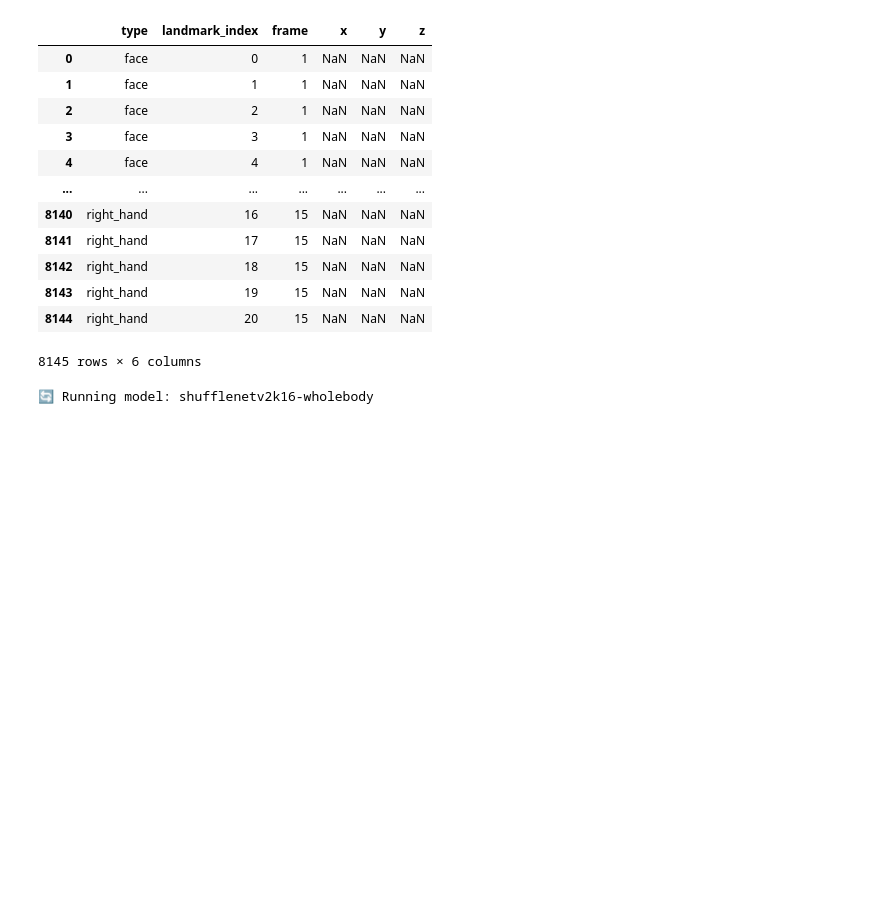
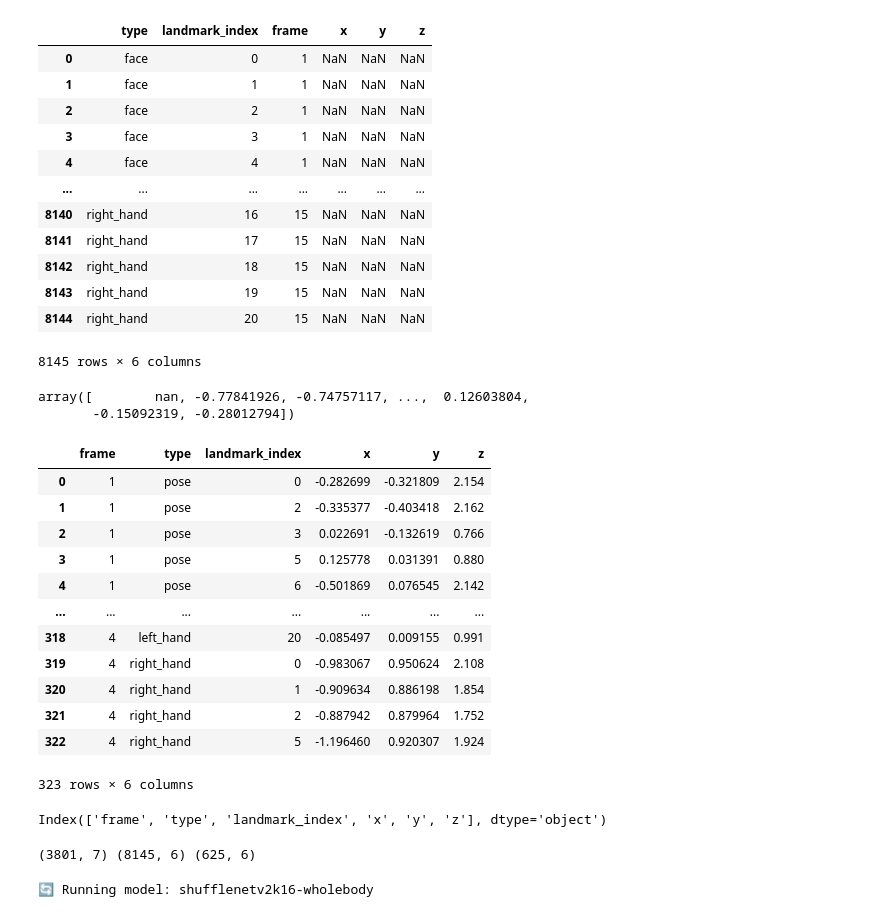
Before and after one commit to jaynopponep/librealsense_cv, a Jupyter notebook: rgb_vs_pointcloud/debug.ipynb, the cells around one changed output. Cells and saved outputs as stored; diff of their text form; code cells hidden in the pictures; blank space fills up the shorter version.

```diff
--- a/rgb_vs_pointcloud/debug.ipynb
+++ b/rgb_vs_pointcloud/debug.ipynb
@@ -48,4 +57,9 @@ df2
 | 8143 | right_hand | 19 | 15 | NaN | NaN | NaN |
 | 8144 | right_hand | 20 | 15 | NaN | NaN | NaN |
 8145 rows × 6 columns
+# %%
+df2['z'].unique()
+# %% [output]
+array([        nan, -0.77841926, -0.74757117, ...,  0.12603804,
+       -0.15092319, -0.28012794])
 # %%
@@ -53,3 +67,23 @@ px.scatter_3d(df2, x="x", y="y", z="z" , opacity=0.5, width=800, height=800).sho
 # %%
 df3= pd.read_parquet("3d_landmarks.parquet") #rgb image landmarks
+# %%
+df3
+# %% [output]
+|  | frame | type | landmark_index | x | y | z |
+| 0 | 1 | pose | 0 | -0.282699 | -0.321809 | 2.154 |
+| 1 | 1 | pose | 2 | -0.335377 | -0.403418 | 2.162 |
+| 2 | 1 | pose | 3 | 0.022691 | -0.132619 | 0.766 |
+| 3 | 1 | pose | 5 | 0.125778 | 0.031391 | 0.880 |
+| 4 | 1 | pose | 6 | -0.501869 | 0.076545 | 2.142 |
+| ... | ... | ... | ... | ... | ... | ... |
+| 318 | 4 | left_hand | 20 | -0.085497 | 0.009155 | 0.991 |
+| 319 | 4 | right_hand | 0 | -0.983067 | 0.950624 | 2.108 |
+| 320 | 4 | right_hand | 1 | -0.909634 | 0.886198 | 1.854 |
+| 321 | 4 | right_hand | 2 | -0.887942 | 0.879964 | 1.752 |
+| 322 | 4 | right_hand | 5 | -1.196460 | 0.920307 | 1.924 |
+323 rows × 6 columns
+# %%
+df3.columns
+# %% [output]
+Index(['frame', 'type', 'landmark_index', 'x', 'y', 'z'], dtype='object')
 # %%
@@ -57,3 +91,7 @@ px.scatter_3d(df3, x="x", y="y", z="z" , opacity=0.5, width=800, height=800).sho
+# %%
+print(df.shape, df2.shape, df3.shape)
+# %% [output]
+(3801, 7) (8145, 6) (625, 6)
 # %%
 import os  #this was a test to see openpifpaf plotting on a specific image.
 import openpifpaf
```
Also changed, not shown: parts of 6 cells of this notebook, 5 other files.
